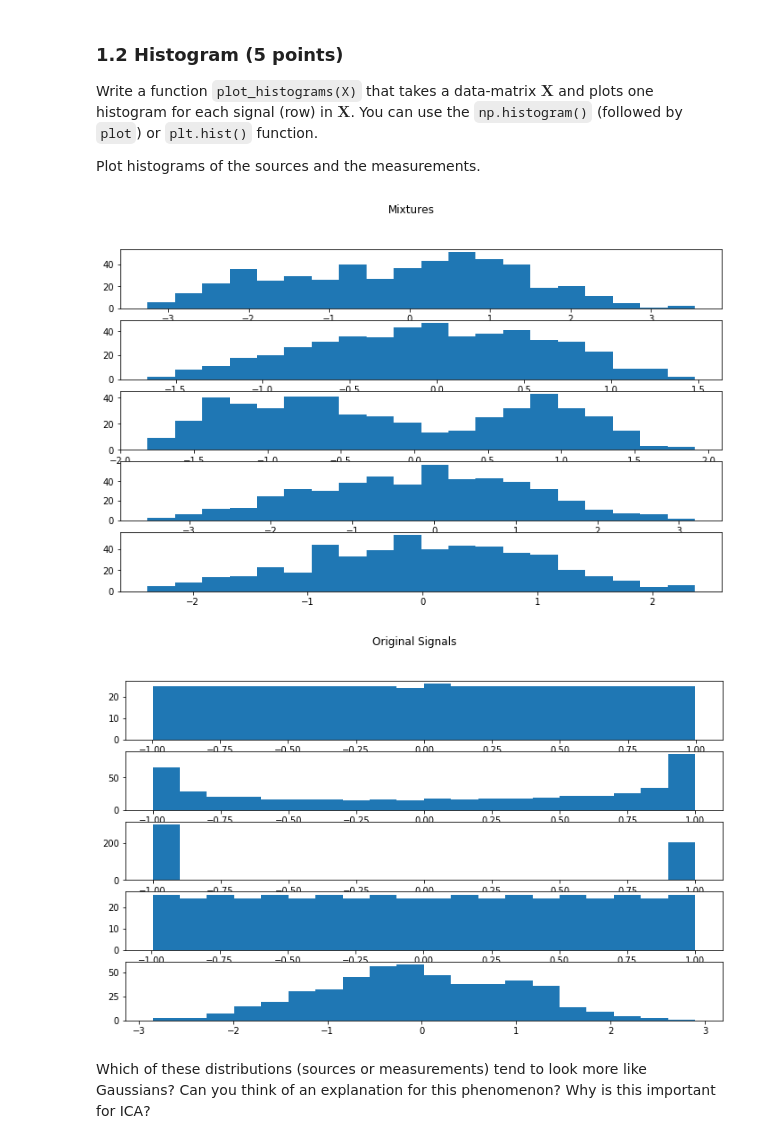
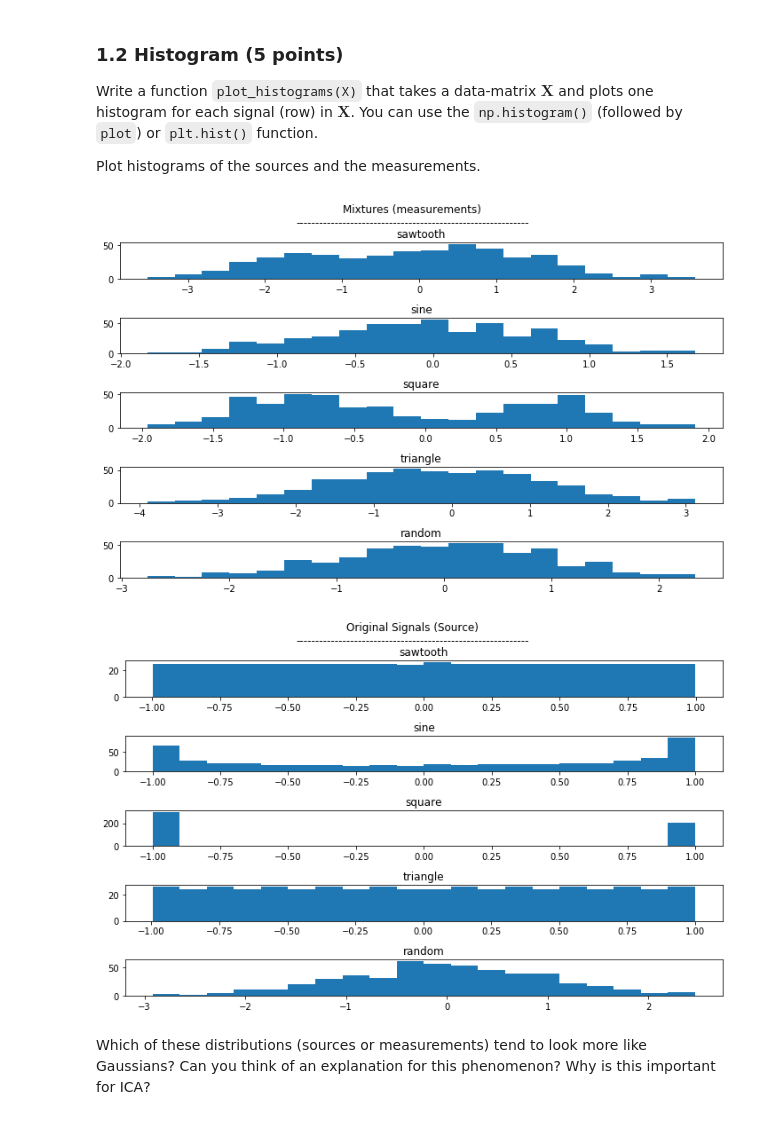
Before and after one commit to shaanchandra/MachineLearning2, a Jupyter notebook: Lab_Assignments/lab1.ipynb, the cells around one changed output. Cells and saved outputs as stored; diff of their text form; code cells hidden in the pictures.

```diff
--- a/Lab_Assignments/lab1.ipynb
+++ b/Lab_Assignments/lab1.ipynb
@@ -115,18 +115,21 @@ Plot histograms of the sources and the measurements.
 # %%
 ### 1.2 Histogram
 # YOUR CODE HERE
+signals = ["sawtooth", "sine", "square", "triangle", "random"]
 def plot_histograms(X, plt_type):
-    f, axes = plt.subplots(X.shape[0], figsize = (12,7))
-    f.suptitle(plt_type)
+    f, axes = plt.subplots(X.shape[0], figsize = (10,6))
+    f.suptitle(plt_type, y = 1.04)
 
     for i in range(X.shape[0]):
         ax = axes[i]
         ax.hist(X[i, :], bins = 20)
+        ax.set_title(signals[i])
+    plt.tight_layout()
 
-plot_histograms(X, plt_type = 'Mixtures')
-plot_histograms(S, plt_type = 'Original Signals')
+plot_histograms(X, plt_type = 'Mixtures (measurements)\n' + '-'*60)
+plot_histograms(S, plt_type = 'Original Signals (Source)\n' + '-'*60)
 # %% [output]
-[figure, old version]
+[figure, new version]
-[figure, old version]
+[figure, new version]
 # %% [markdown]
 Which of these distributions (sources or measurements) tend to look more like Gaussians? Can you think of an explanation for this phenomenon? Why is this important for ICA?
```
Also changed, not shown: parts of 14 cells of this notebook, 1 other file.
